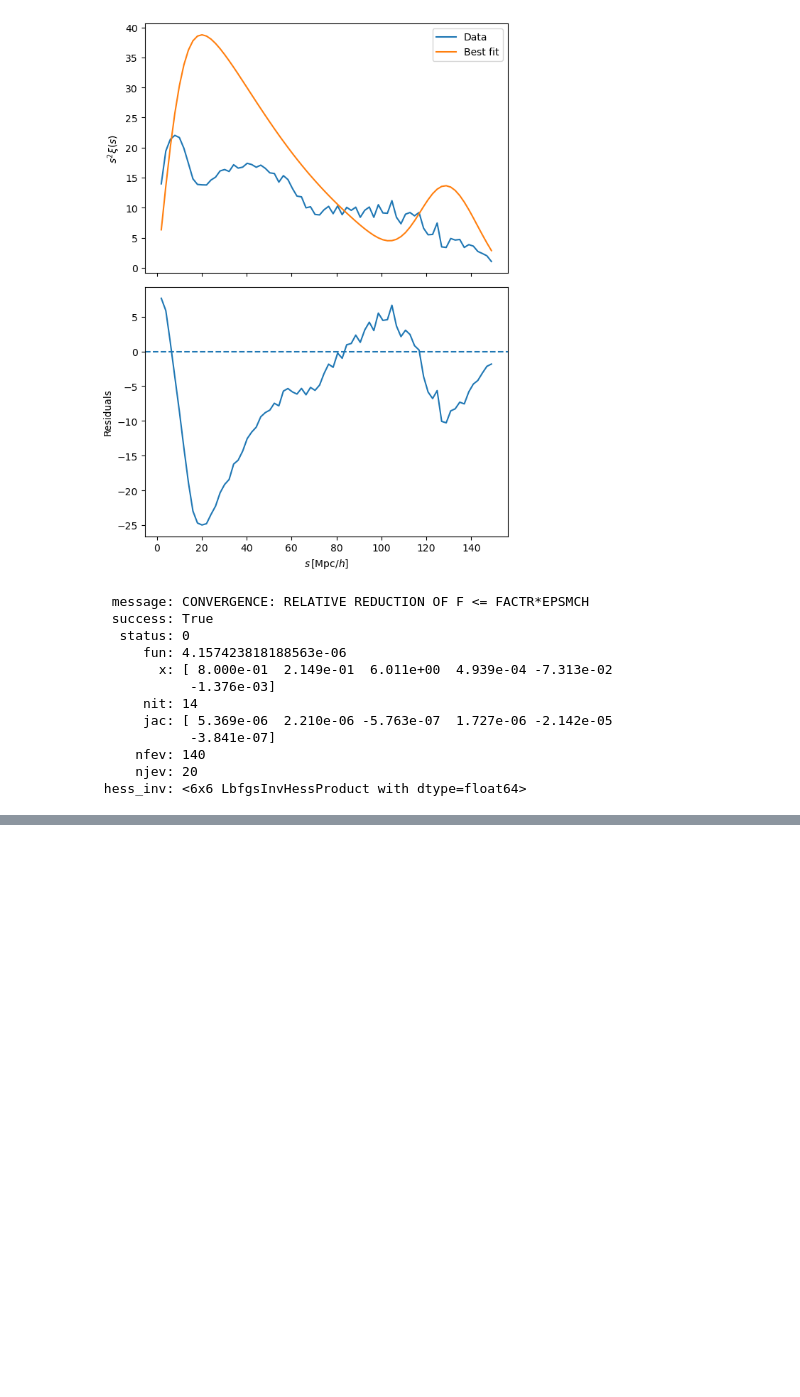
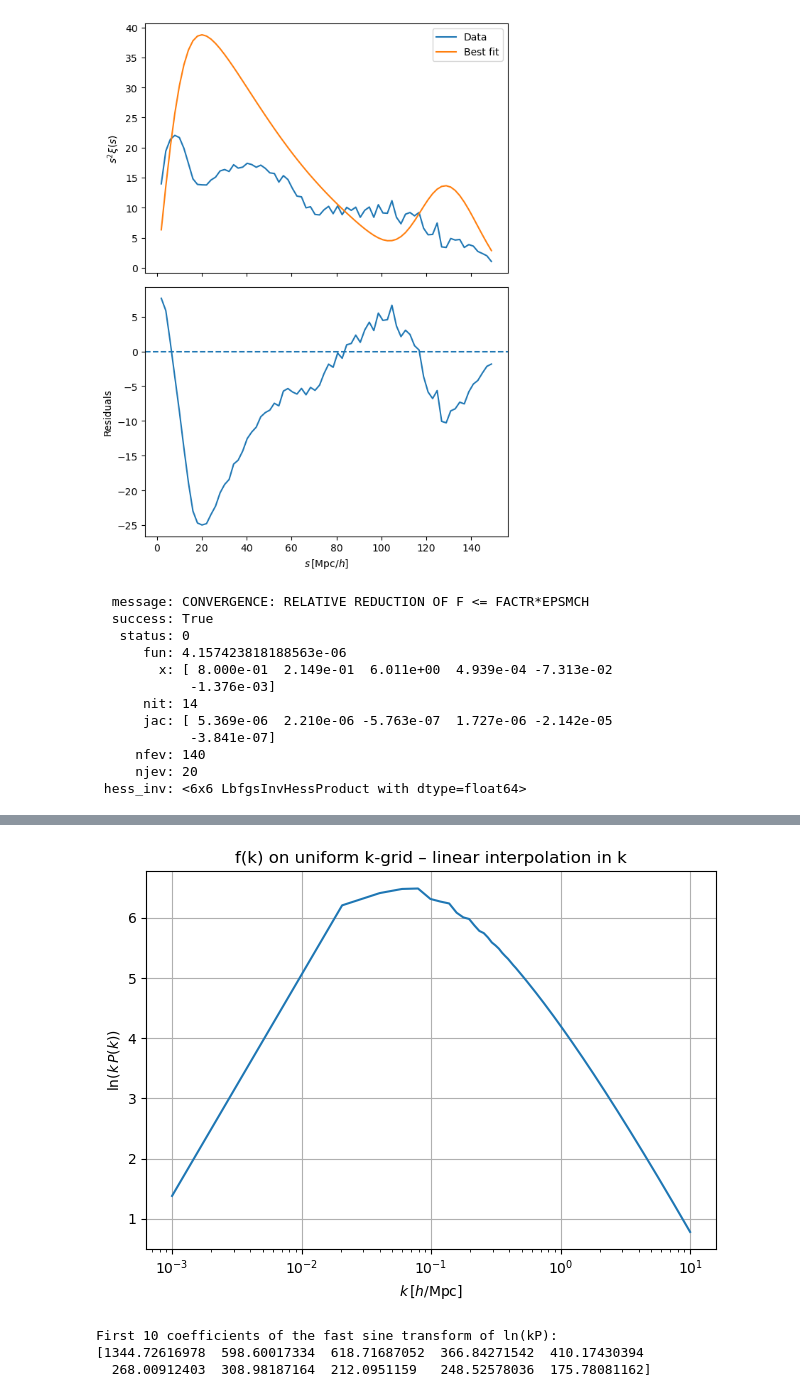
Before and after one commit to FedeDavilaKurban/filbao-md, a Jupyter notebook: bao_fitting.ipynb, the cells around one changed output, grey strips where cells are left out. Saved outputs shown, nothing was run; the diff lists cells and outputs as text; code cells hidden in the pictures; blank space fills up the shorter version.

```diff
--- a/bao_fitting.ipynb
+++ b/bao_fitting.ipynb
@@ -689,0 +725,39 @@ A0, A1, A2 = 0.0005, -0.0731, -0.0014
+# %%
+from scipy.interpolate import interp1d
+
+# Uniform grid in k (h/Mpc) – 2^9 = 512 points
+n = 9
+N = 2**n
+k = np.linspace(k_min_hMpc, k_max_hMpc, N)
+
+# Linear interpolation of ln(k*P) in k-space (not log k)
+interp_lnkP = interp1d(kh, np.log(kh * Plin), kind='linear', fill_value='extrapolate')
+
+# Evaluate at the uniform k grid
+lnkP = interp_lnkP(k)
+f = lnkP          # f(k) = ln(k * P(k))
+
+plt.figure()
+plt.plot(k, f)
+plt.xlabel(r'$k \, [h/\mathrm{Mpc}]$')
+plt.ylabel(r'$\ln(k\,P(k))$')
+plt.xscale('log')
+plt.title('f(k) on uniform k-grid – linear interpolation in k')
+plt.grid()
+plt.tight_layout()
+plt.show()
+# %% [output]
+[figure, added]
+# %%
+# Do fast sine transform of lnkP
+
+from scipy.fftpack import dst
+
+fst_lnkP = dst(lnkP, type=2)
+
+print("First 10 coefficients of the fast sine transform of ln(kP):")
+print(fst_lnkP[:10])
+# %% [output]
+First 10 coefficients of the fast sine transform of ln(kP):
+[1344.72616978  598.60017334  618.71687052  366.84271542  410.17430394
+  268.00912403  308.98187164  212.0951159   248.52578036  175.78081162]
```
Also changed, not shown: parts of 5 cells of this notebook, 1 other file.
